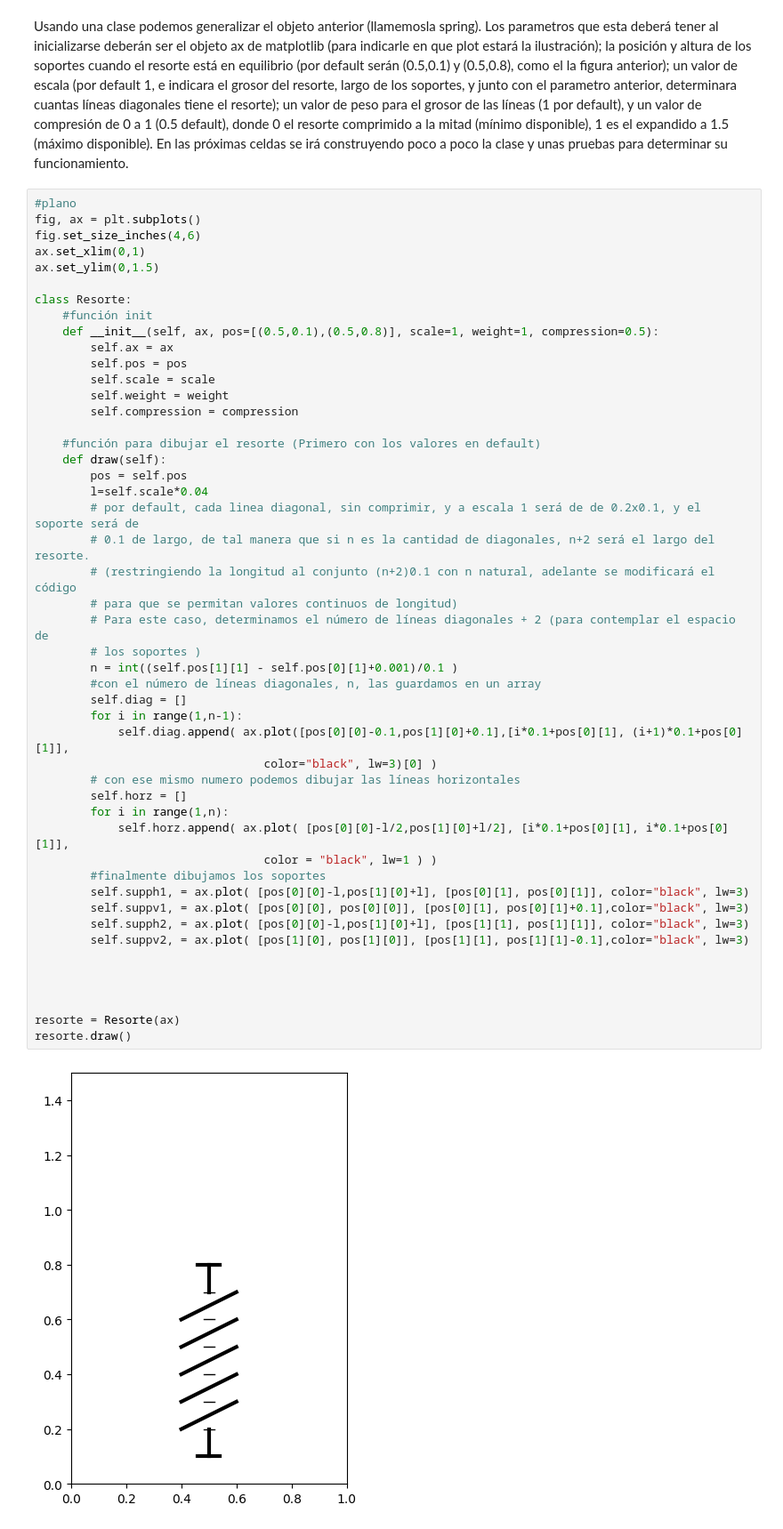
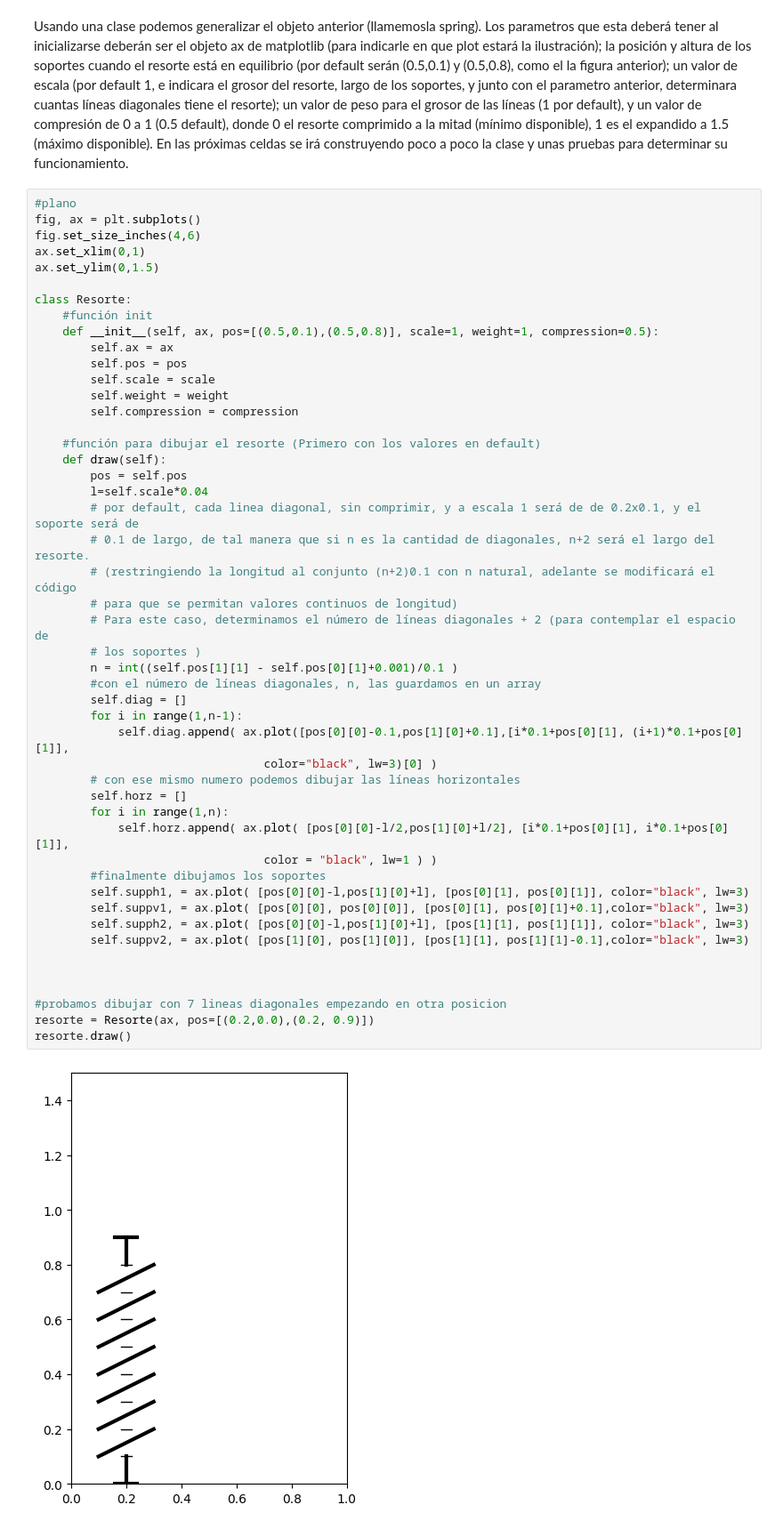
Before and after one commit to tzar-or/simulaciones_taller_de_fisica_unam_fc, a Jupyter notebook: resorte-sprite-tests.ipynb, the cells around one changed output. Shown at 89% size. Drawn from its saved outputs; the diff is of its cells as text.

```diff
--- a/resorte-sprite-tests.ipynb
+++ b/resorte-sprite-tests.ipynb
@@ -158,33 +158,33 @@ class Resorte:
     def draw(self):
         pos = self.pos
         l=self.scale*0.04
         # por default, cada linea diagonal, sin comprimir, y a escala 1 será de de 0.2x0.1, y el soporte será de
         # 0.1 de largo, de tal manera que si n es la cantidad de diagonales, n+2 será el largo del resorte.
         # (restringiendo la longitud al conjunto (n+2)0.1 con n natural, adelante se modificará el código
         # para que se permitan valores continuos de longitud)
         # Para este caso, determinamos el número de líneas diagonales + 2 (para contemplar el espacio de
         # los soportes )
         n = int((self.pos[1][1] - self.pos[0][1]+0.001)/0.1 )
         #con el número de líneas diagonales, n, las guardamos en un array
         self.diag = []
         for i in range(1,n-1):
             self.diag.append( ax.plot([pos[0][0]-0.1,pos[1][0]+0.1],[i*0.1+pos[0][1], (i+1)*0.1+pos[0][1]],
                                  color="black", lw=3)[0] )
         # con ese mismo numero podemos dibujar las líneas horizontales
         self.horz = []
         for i in range(1,n):
             self.horz.append( ax.plot( [pos[0][0]-l/2,pos[1][0]+l/2], [i*0.1+pos[0][1], i*0.1+pos[0][1]],
                                  color = "black", lw=1 ) )
         #finalmente dibujamos los soportes
         self.supph1, = ax.plot( [pos[0][0]-l,pos[1][0]+l], [pos[0][1], pos[0][1]], color="black", lw=3)
         self.suppv1, = ax.plot( [pos[0][0], pos[0][0]], [pos[0][1], pos[0][1]+0.1],color="black", lw=3)
         self.supph2, = ax.plot( [pos[0][0]-l,pos[1][0]+l], [pos[1][1], pos[1][1]], color="black", lw=3)
         self.suppv2, = ax.plot( [pos[1][0], pos[1][0]], [pos[1][1], pos[1][1]-0.1],color="black", lw=3)
 
 
 
-
-resorte = Resorte(ax)
+#probamos dibujar con 7 lineas diagonales empezando en otra posicion
+resorte = Resorte(ax, pos=[(0.2,0.0),(0.2, 0.9)])
 resorte.draw()
 # %% [output]
-[figure, old version]
+[figure, new version]
```
Also changed, not shown: parts of 6 cells of this notebook.
